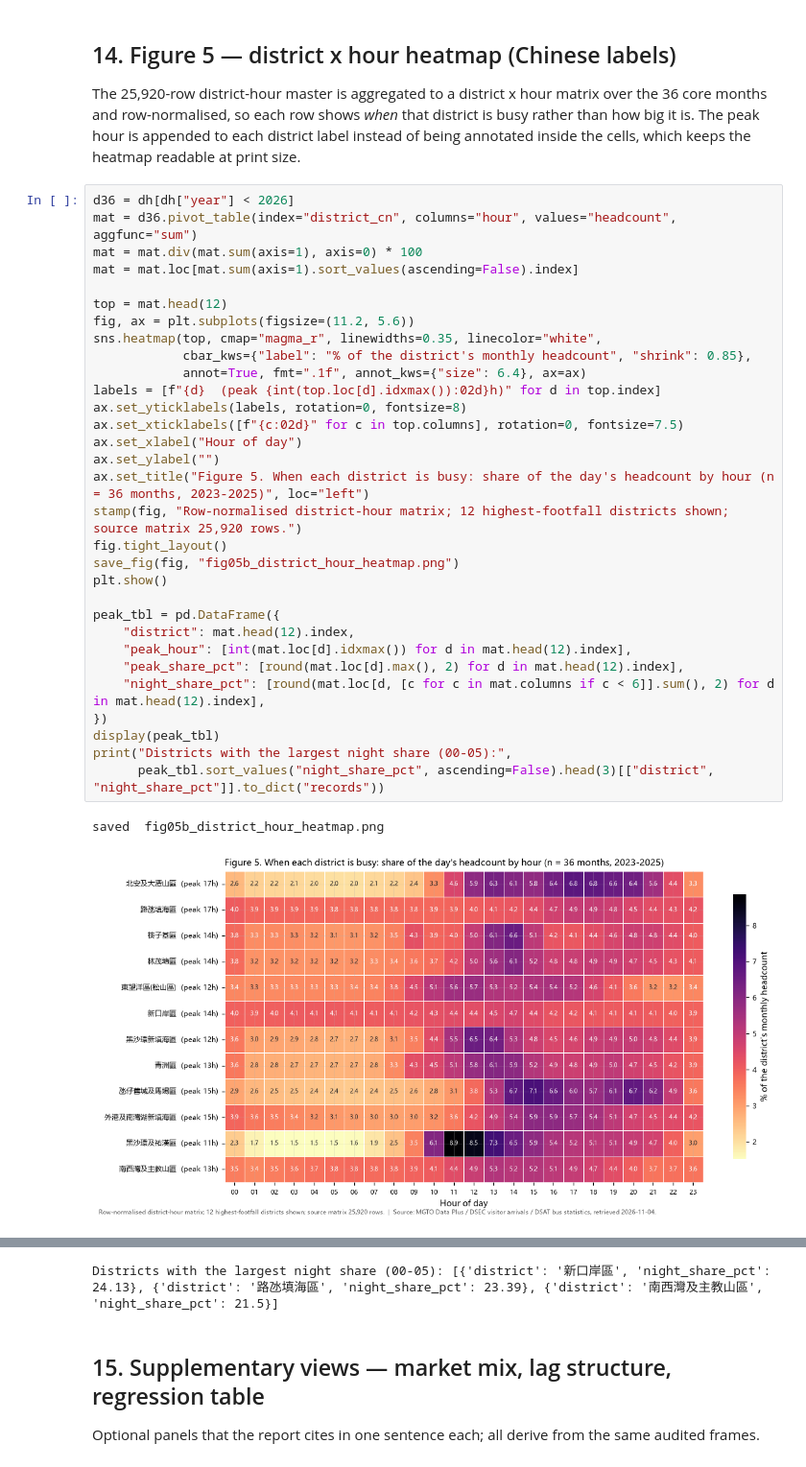
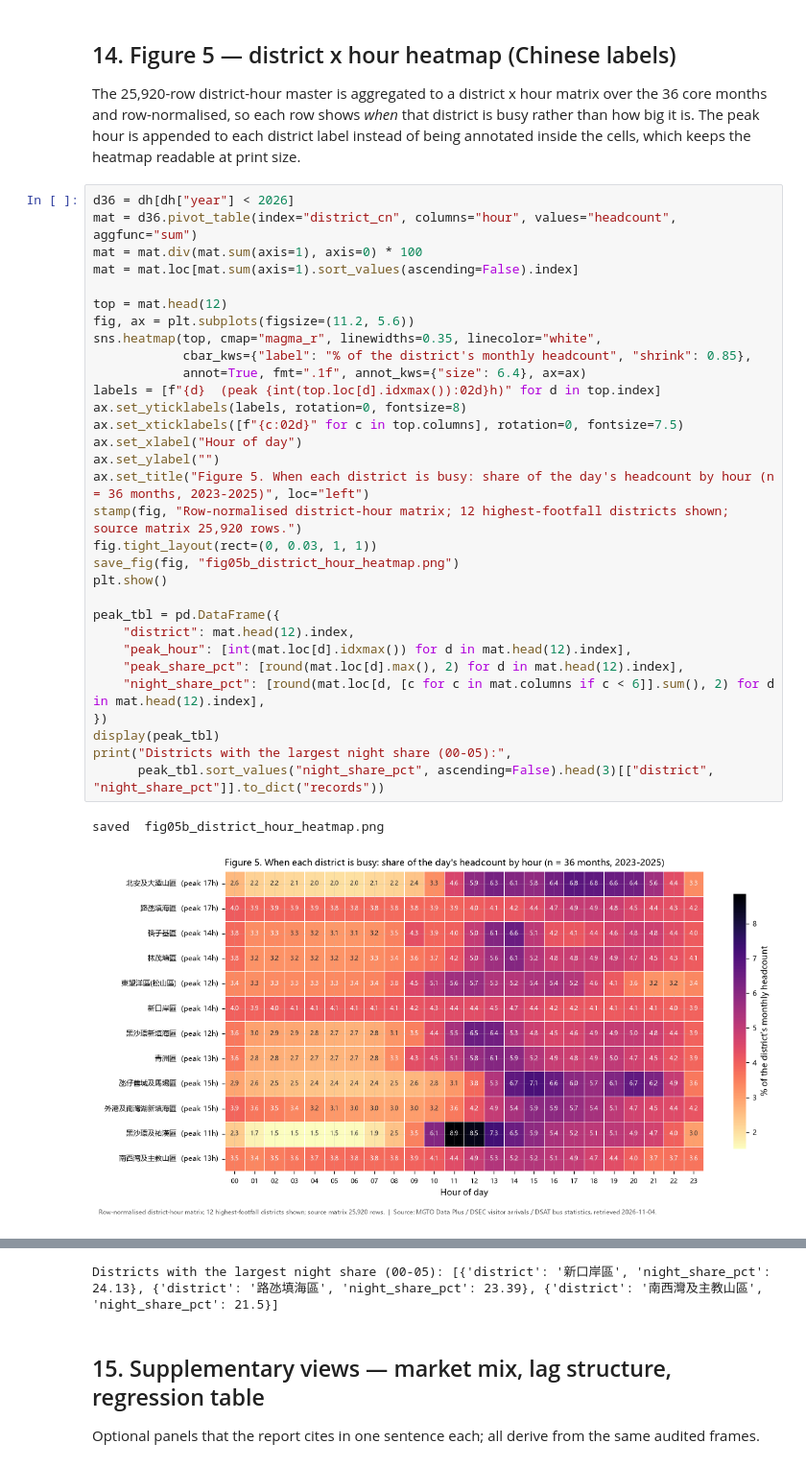
Before and after one commit to FongChinWai-Vivi/CISC7204-ClassE-Team01-2026GitHub, a Jupyter notebook: notebooks/CISC7204_ClassE_Team01_Visualization_lucas_pending test.ipynb, the cells around one changed output, grey strips where cells are left out. Shown at 96% size. Saved outputs shown, nothing was run; the diff lists cells and outputs as text.

```diff
--- a/notebooks/CISC7204_ClassE_Team01_Visualization_lucas_pending test.ipynb
+++ b/notebooks/CISC7204_ClassE_Team01_Visualization_lucas_pending test.ipynb
@@ -1000,35 +1001,35 @@ d36 = dh[dh["year"] < 2026]
 mat = d36.pivot_table(index="district_cn", columns="hour", values="headcount", aggfunc="sum")
 mat = mat.div(mat.sum(axis=1), axis=0) * 100
 mat = mat.loc[mat.sum(axis=1).sort_values(ascending=False).index]
 
 top = mat.head(12)
 fig, ax = plt.subplots(figsize=(11.2, 5.6))
 sns.heatmap(top, cmap="magma_r", linewidths=0.35, linecolor="white",
             cbar_kws={"label": "% of the district's monthly headcount", "shrink": 0.85},
             annot=True, fmt=".1f", annot_kws={"size": 6.4}, ax=ax)
 labels = [f"{d}  (peak {int(top.loc[d].idxmax()):02d}h)" for d in top.index]
 ax.set_yticklabels(labels, rotation=0, fontsize=8)
 ax.set_xticklabels([f"{c:02d}" for c in top.columns], rotation=0, fontsize=7.5)
 ax.set_xlabel("Hour of day")
 ax.set_ylabel("")
 ax.set_title("Figure 5. When each district is busy: share of the day's headcount by hour (n = 36 months, 2023-2025)", loc="left")
 stamp(fig, "Row-normalised district-hour matrix; 12 highest-footfall districts shown; source matrix 25,920 rows.")
-fig.tight_layout()
+fig.tight_layout(rect=(0, 0.03, 1, 1))
 save_fig(fig, "fig05b_district_hour_heatmap.png")
 plt.show()
 
 peak_tbl = pd.DataFrame({
     "district": mat.head(12).index,
     "peak_hour": [int(mat.loc[d].idxmax()) for d in mat.head(12).index],
     "peak_share_pct": [round(mat.loc[d].max(), 2) for d in mat.head(12).index],
     "night_share_pct": [round(mat.loc[d, [c for c in mat.columns if c < 6]].sum(), 2) for d in mat.head(12).index],
 })
 display(peak_tbl)
 print("Districts with the largest night share (00-05):",
       peak_tbl.sort_values("night_share_pct", ascending=False).head(3)[["district", "night_share_pct"]].to_dict("records"))
 # %% [output]
 saved  fig05b_district_hour_heatmap.png
-[figure, old version]
+[figure, new version]
 |  | district | peak_hour | peak_share_pct | night_share_pct |
 | 0 | 北安及大潭山區 | 17 | 6.83 | 13.13 |
 | 1 | 路氹填海區 | 17 | 4.93 | 23.39 |
```
Also changed, not shown: parts of 14 cells of this notebook, 15 other files.
